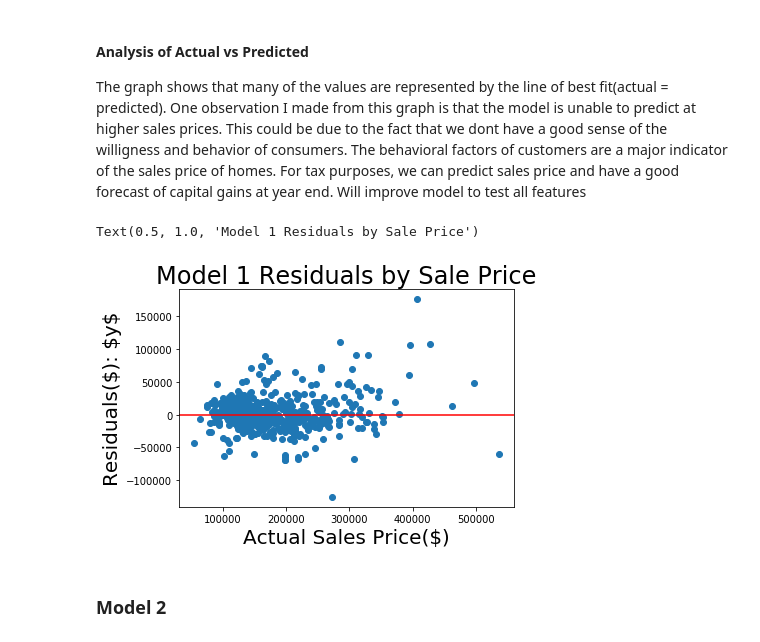
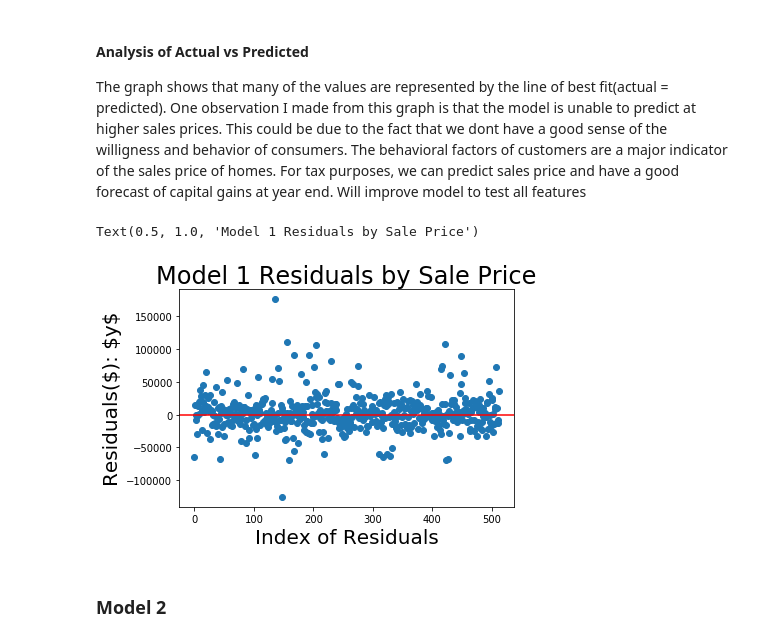
Before and after one commit to varunganti33/AMES-KAGGLE-COMPETITION, a Jupyter notebook: Ames Iowa Code.ipynb, the cells around one changed output. Drawn from its saved outputs; the diff is of its cells as text; code cells hidden in the pictures.

```diff
--- a/Ames Iowa Code.ipynb
+++ b/Ames Iowa Code.ipynb
@@ -785,14 +785,14 @@ The graph shows that many of the values are represented by the line of best fit(
 # %%
 residuals_1 = np.exp(y_test)- np.exp(pred_test)
 # %%
-plt.scatter(np.exp(pred_test), residuals_1)
+plt.scatter(range(len(residuals_1)), residuals_1)
 plt.axhline(0,color = 'red')
-plt.xlabel("Actual Sales Price($)", fontsize = 20)
+plt.xlabel("Index of Residuals", fontsize = 20)
 plt.ylabel("Residuals($): $y$", fontsize = 20)
 plt.title('Model 1 Residuals by Sale Price', fontsize = 24)
 # %% [output]
 Text(0.5, 1.0, 'Model 1 Residuals by Sale Price')
-[figure, old version]
+[figure, new version]
 # %% [markdown]
 ### Model 2
 # %% [markdown]
```
Also changed, not shown: parts of 6 cells of this notebook.
